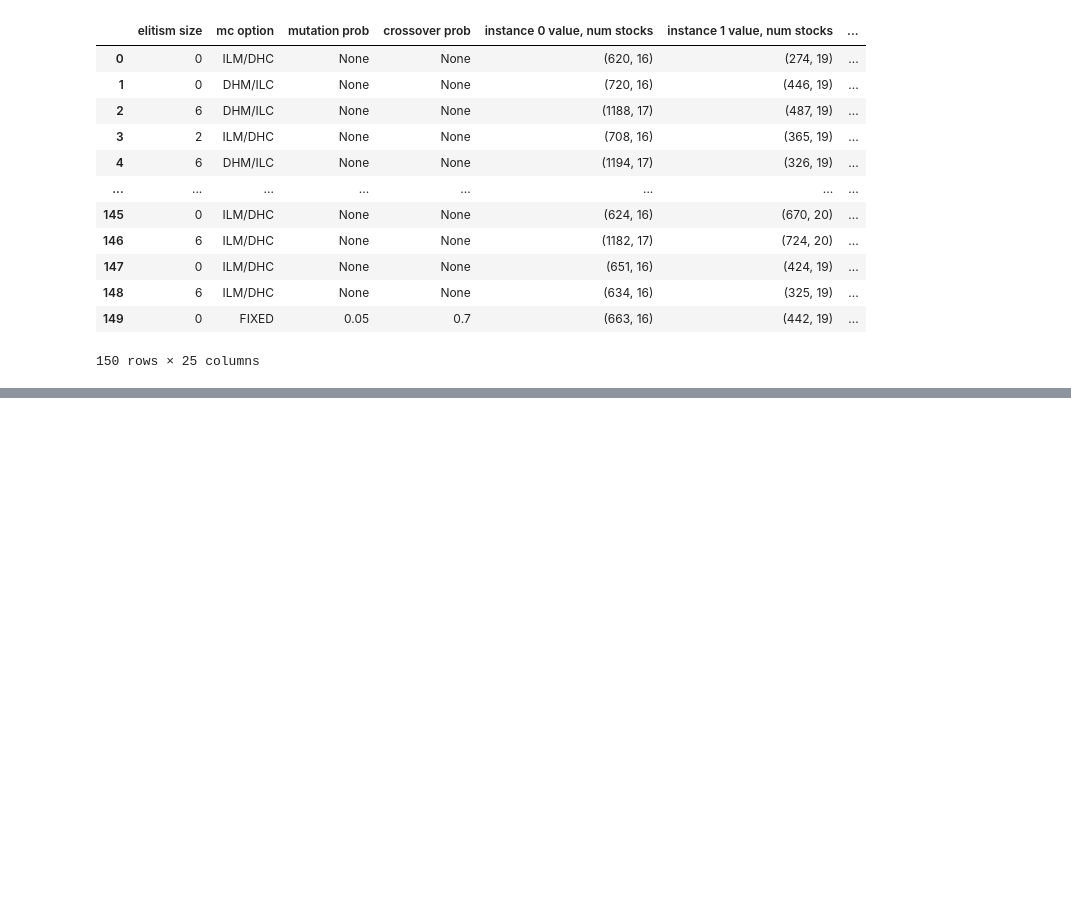
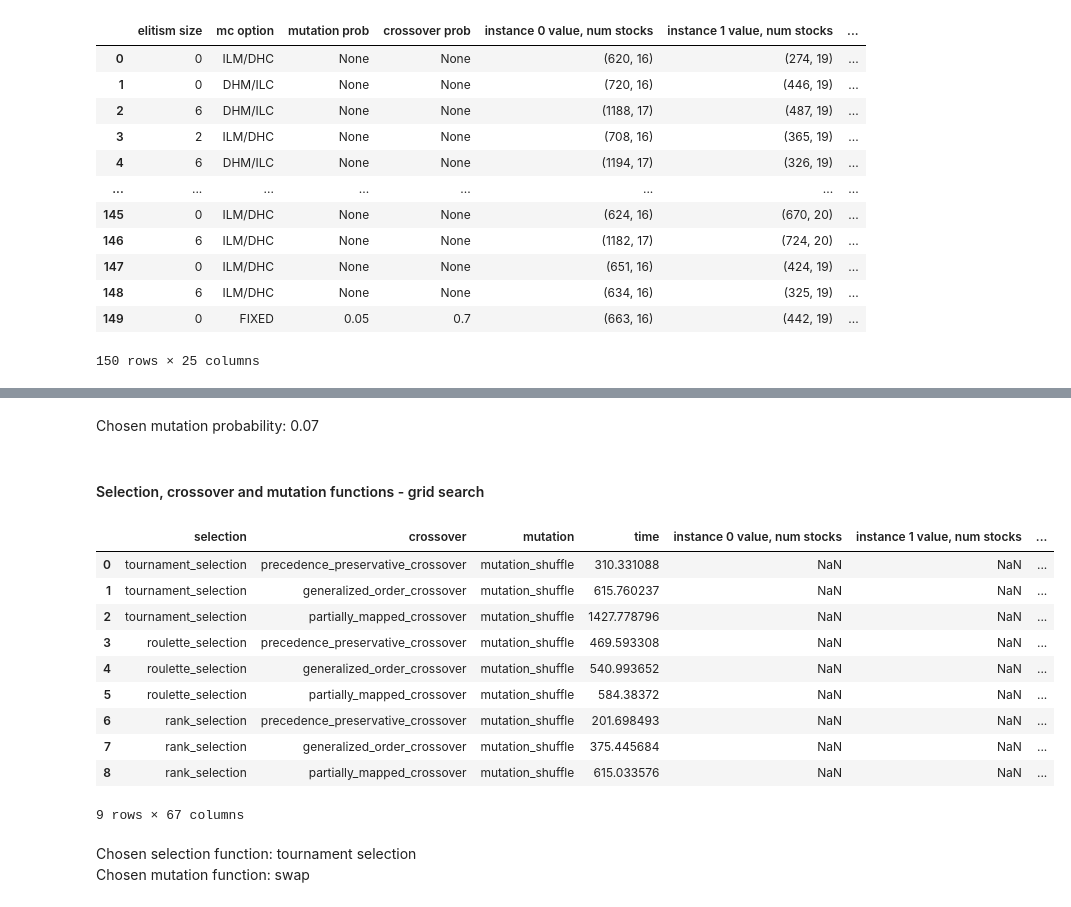
Before and after one commit to MilenkovicMaja/csp_optimization, a Jupyter notebook: csp.ipynb, the cells around one changed output, grey strips where cells are left out. Drawn from its saved outputs; the diff is of its cells as text; code cells hidden in the pictures; blank space fills up the shorter version.

Commit message:
Test different selection, crossover and mutation functions

```diff
--- a/csp.ipynb
+++ b/csp.ipynb
@@ -1044,2 +862,57 @@ mutation_prob_df
 # %%
 mutation_prob_df.to_csv('mutation_probs.csv')
+# %% [markdown]
+Chosen mutation probability: 0.07
+# %% [markdown]
+#### Selection, crossover and mutation functions - grid search
+# %%
+selection_functions = [tournament_selection, roulette_selection, rank_selection]
+crossover_functions = [precedence_preservative_crossover, generalized_order_crossover, partially_mapped_crossover]
+mutation_functions = [mutation_swap, mutation_insert, mutation_inverse, mutation_shuffle]
+
+param_columns = ['selection', 'crossover', 'mutation', 'time']
+columns = param_columns + instance_columns
+
+functions_df = pd.DataFrame(columns=columns)
+
+TOURNAMENT_SIZE = 6
+SELECTION_PRESSURE = 1.5
+
+combination_num = 0
+
+for selection_function in selection_functions:
+    for crossover_function in crossover_functions:
+        for mutation_function in mutation_functions:
+            print(f'Combination {combination_num+1}/9: ', end=' ')
+            start = perf_counter()
+            test_all_instances(combination_num=combination_num,
+                               results_df=functions_df,
+                               POPULATION_SIZE=100,
+                               ELITISM_SIZE=8,
+                               MC_OPTION='FIXED',
+                               MUTATION_PROB=0.07,
+                               CROSSOVER_PROB=0.8,
+                               NUM_ITERS=100,
+                               selection_function=selection_function,
+                               crossover_function=crossover_function,
+                               mutation_function=mutation_function
+                              )
+            end = perf_counter()
+            functions_df.loc[combination_num, 'time'] = end - start
+
+            print(f'{end-start}s')
+            combination_num += 1
+# %%
+functions_df
+# %% [output]
+|  | selection | crossover | mutation | time | instance 0 value, num stocks | instance 1 value, num stocks | ... |
+| 0 | tournament_selection | precedence_preservative_crossover | mutation_shuffle | 310.331088 | NaN | NaN | ... |
+| 1 | tournament_selection | generalized_order_crossover | mutation_shuffle | 615.760237 | NaN | NaN | ... |
+| 2 | tournament_selection | partially_mapped_crossover | mutation_shuffle | 1427.778796 | NaN | NaN | ... |
+| 3 | roulette_selection | precedence_preservative_crossover | mutation_shuffle | 469.593308 | NaN | NaN | ... |
+| 4 | roulette_selection | generalized_order_crossover | mutation_shuffle | 540.993652 | NaN | NaN | ... |
+| 5 | roulette_selection | partially_mapped_crossover | mutation_shuffle | 584.38372 | NaN | NaN | ... |
+| 6 | rank_selection | precedence_preservative_crossover | mutation_shuffle | 201.698493 | NaN | NaN | ... |
+| 7 | rank_selection | generalized_order_crossover | mutation_shuffle | 375.445684 | NaN | NaN | ... |
+| 8 | rank_selection | partially_mapped_crossover | mutation_shuffle | 615.033576 | NaN | NaN | ... |
+9 rows × 67 columns
@@ -1045,0 +921,3 @@ mutation_prob_df.to_csv('mutation_probs.csv')
+# %% [markdown]
+Chosen selection function: tournament selection \
+Chosen mutation function: swap
```
Also changed, not shown: parts of 25 cells of this notebook, 4 other files.
